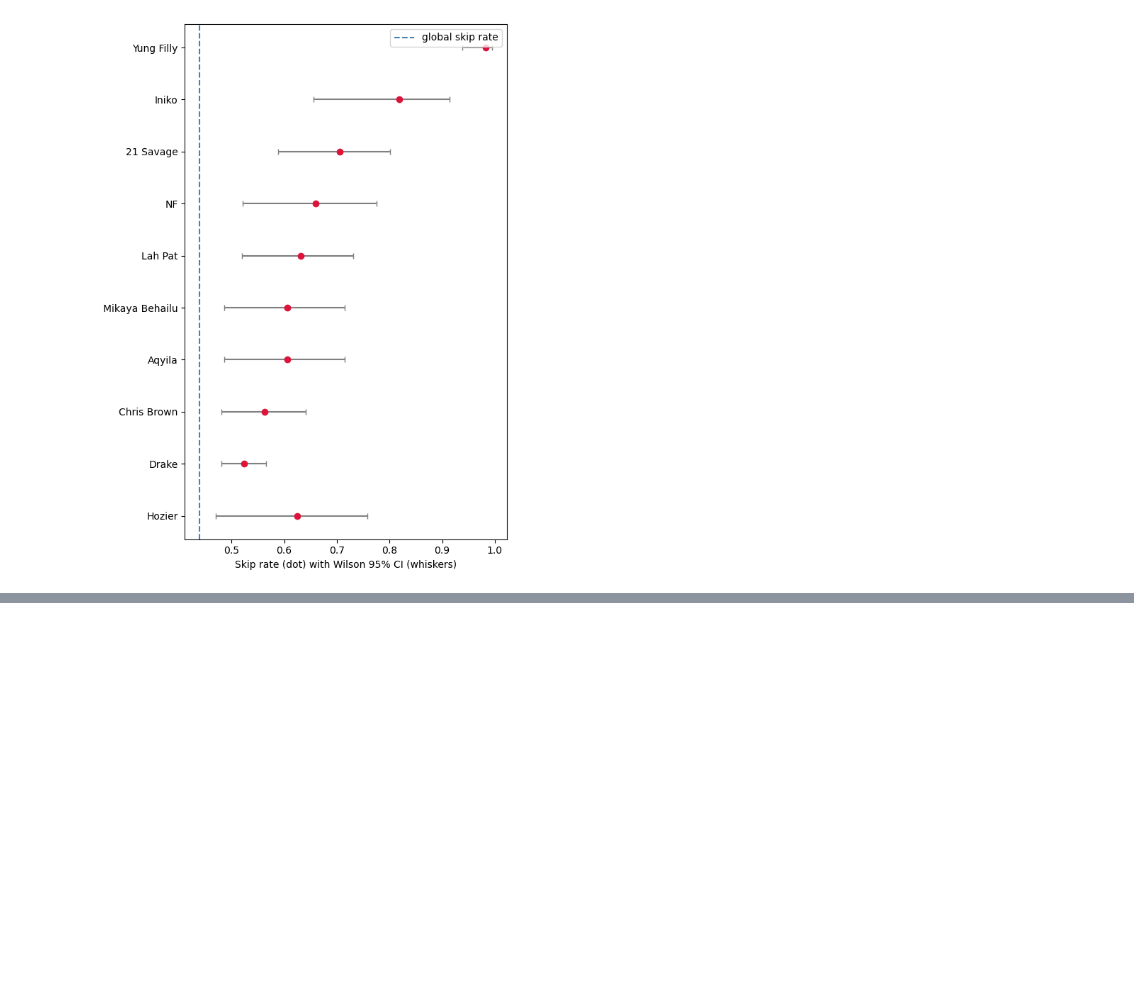
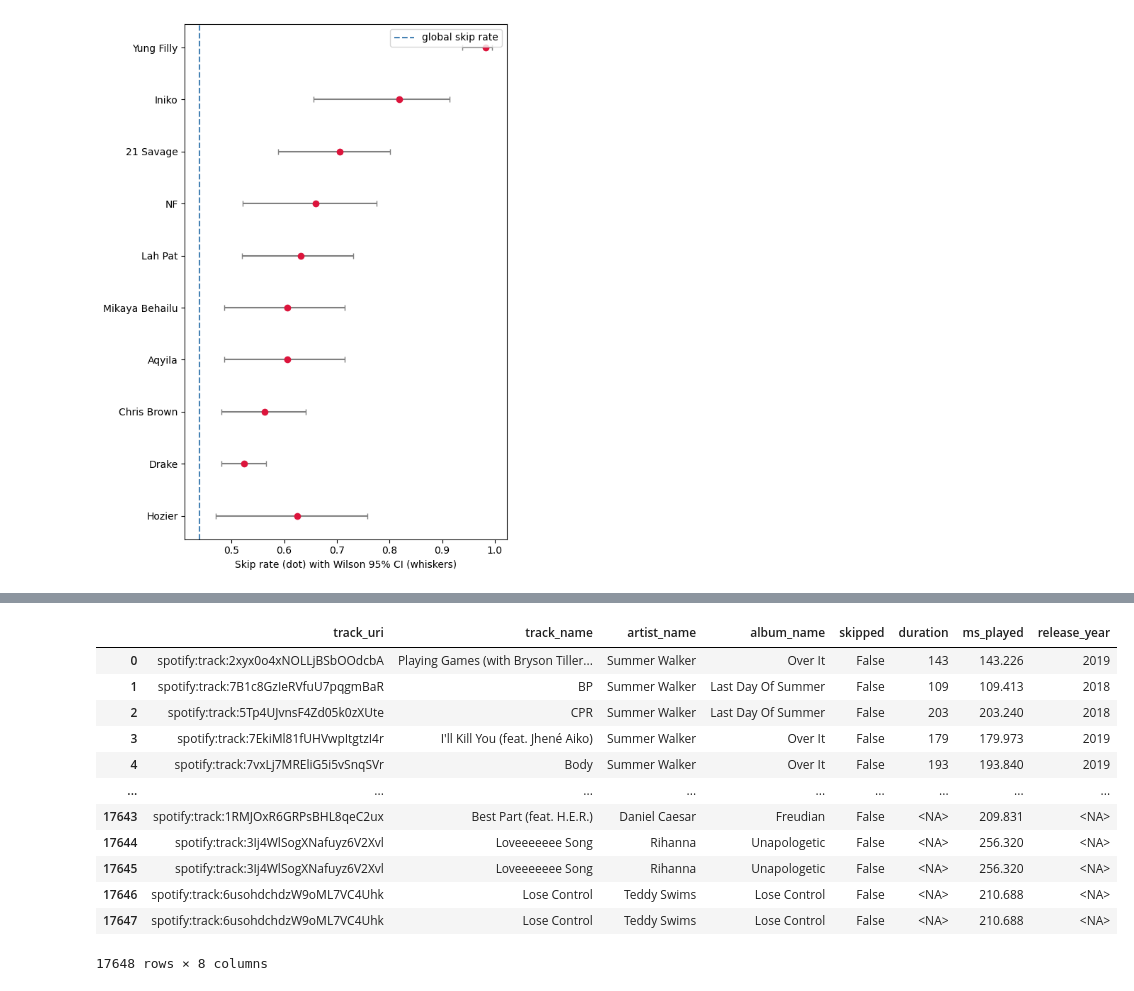
Before and after one commit to kaleb-asefa/rewind, a Jupyter notebook: notebooks/main.ipynb, the cells around one changed output, grey strips where cells are left out. Saved outputs shown, nothing was run; the diff lists cells and outputs as text; code cells hidden in the pictures; blank space fills up the shorter version.

```diff
--- a/notebooks/main.ipynb
+++ b/notebooks/main.ipynb
@@ -381,0 +400,30 @@ plt.show()
+# %%
+df = con.execute("""
+    SELECT *
+    FROM history
+    LEFT JOIN track_features
+        ON split_part(history.track_uri, ':', 3) = track_features.track_id
+""").df()
+# %%
+df.drop(columns=['track_id', 'username', 'episode_name', 'episode_show_name',
+                 'episode_uri', 'offline_timestamp'], inplace=True)
+# %%
+df = df[['track_uri', 'track_name', 'artist_name', 'album_name', 'skipped', 'duration', 'ms_played', 'release_year']]
+# %%
+df.loc[:, 'ms_played'] = df['ms_played'] / 1000
+# %%
+df
+# %% [output]
+|  | track_uri | track_name | artist_name | album_name | skipped | duration | ms_played | release_year |
+| 0 | spotify:track:2xyx0o4xNOLLjBSbOOdcbA | Playing Games (with Bryson Tiller... | Summer Walker | Over It | False | 143 | 143.226 | 2019 |
+| 1 | spotify:track:7B1c8GzIeRVfuU7pqgmBaR | BP | Summer Walker | Last Day Of Summer | False | 109 | 109.413 | 2018 |
+| 2 | spotify:track:5Tp4UJvnsF4Zd05k0zXUte | CPR | Summer Walker | Last Day Of Summer | False | 203 | 203.240 | 2018 |
+| 3 | spotify:track:7EkiMl81fUHVwpItgtzI4r | I'll Kill You (feat. Jhené Aiko) | Summer Walker | Over It | False | 179 | 179.973 | 2019 |
+| 4 | spotify:track:7vxLj7MREliG5i5vSnqSVr | Body | Summer Walker | Over It | False | 193 | 193.840 | 2019 |
+| ... | ... | ... | ... | ... | ... | ... | ... | ... |
+| 17643 | spotify:track:1RMJOxR6GRPsBHL8qeC2ux | Best Part (feat. H.E.R.) | Daniel Caesar | Freudian | False | <NA> | 209.831 | <NA> |
+| 17644 | spotify:track:3Ij4WlSogXNafuyz6V2Xvl | Loveeeeeee Song | Rihanna | Unapologetic | False | <NA> | 256.320 | <NA> |
+| 17645 | spotify:track:3Ij4WlSogXNafuyz6V2Xvl | Loveeeeeee Song | Rihanna | Unapologetic | False | <NA> | 256.320 | <NA> |
+| 17646 | spotify:track:6usohdchdzW9oML7VC4Uhk | Lose Control | Teddy Swims | Lose Control | False | <NA> | 210.688 | <NA> |
+| 17647 | spotify:track:6usohdchdzW9oML7VC4Uhk | Lose Control | Teddy Swims | Lose Control | False | <NA> | 210.688 | <NA> |
+17648 rows × 8 columns
```
Also changed, not shown: parts of 3 cells of this notebook, 2 other files.
